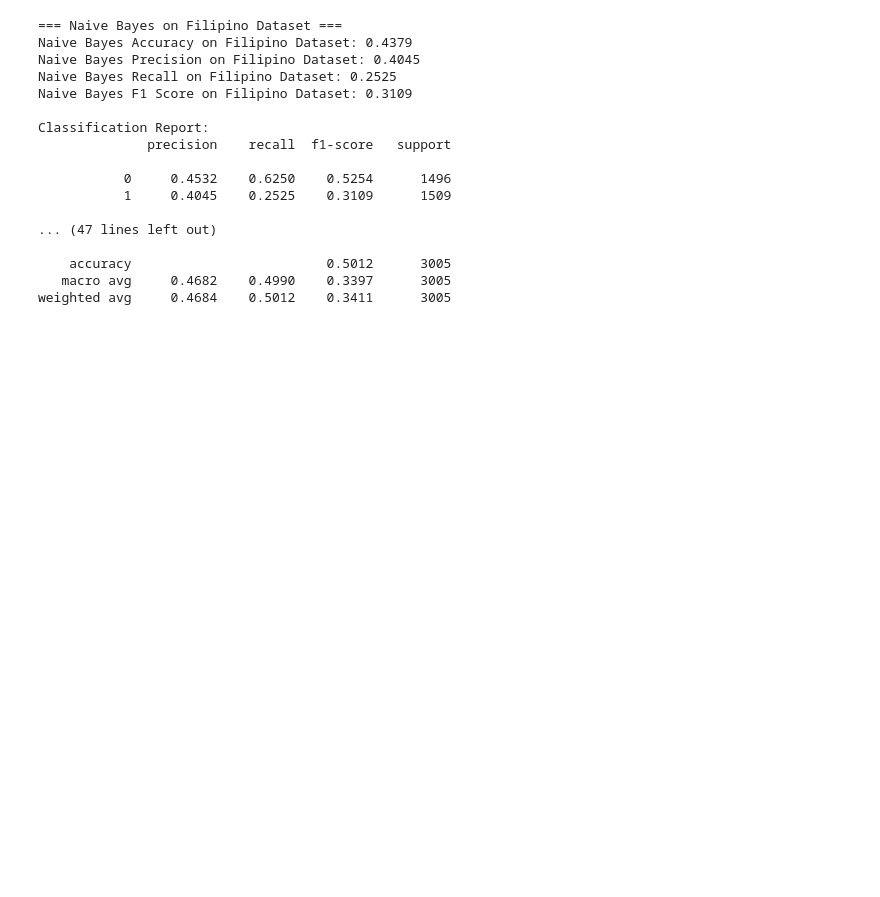
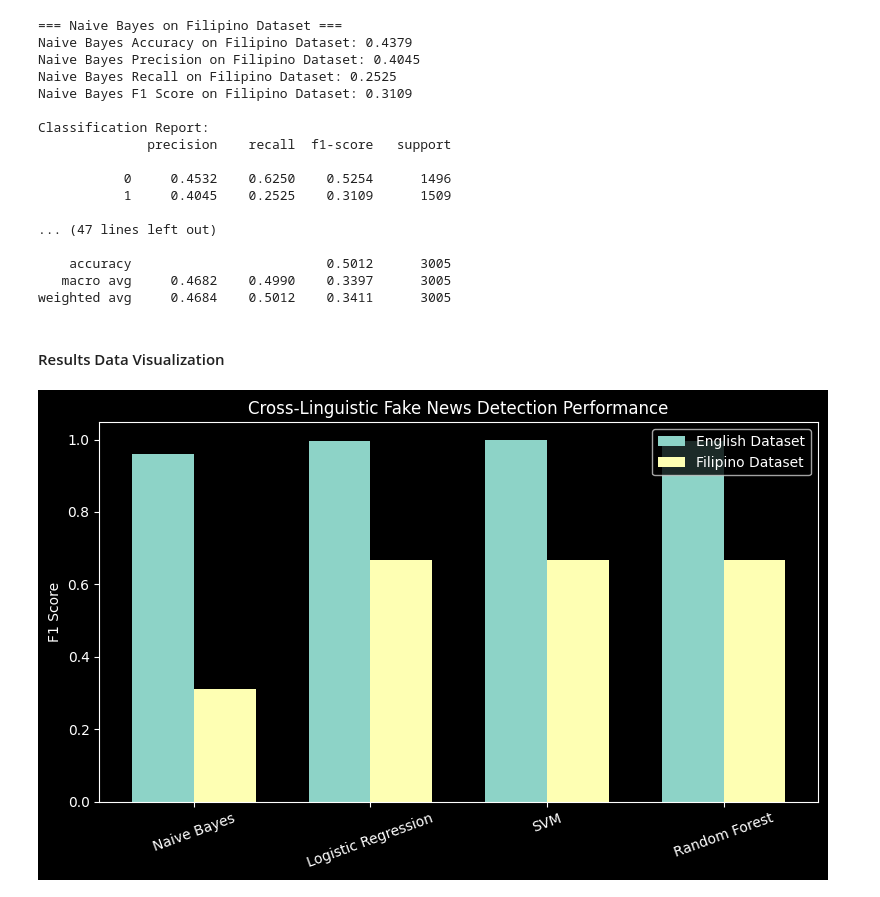
Before and after one commit to xRomory/CCMACLRL_COM231ML_PROJECT, a Jupyter notebook: fake_news/fake_news_detection.ipynb, the cells around one changed output. Saved outputs shown, nothing was run; the diff lists cells and outputs as text; code cells hidden in the pictures; blank space fills up the shorter version.

Commit message:
Update GitHub state. Need multiple devices for model training

```diff
--- a/fake_news/fake_news_detection.ipynb
+++ b/fake_news/fake_news_detection.ipynb
@@ -1118,3 +1126,25 @@ Classification Report:
     accuracy                         0.5012      3005
    macro avg     0.4682    0.4990    0.3397      3005
 weighted avg     0.4684    0.5012    0.3411      3005
+# %% [markdown]
+#### Results Data Visualization
+# %%
+models = ["Naive Bayes", "Logistic Regression", "SVM", "Random Forest"]
+english_f1 = [0.9602, 0.9963, 0.9976, 0.9946]
+filipino_f1 = [0.3109, 0.6686, 0.6680, 0.6662]
+
+x = np.arange(len(models))
+width = 0.35
+
+plt.figure(figsize=(8,5))
+plt.bar(x - width/2, english_f1, width, label="English Dataset")
+plt.bar(x + width/2, filipino_f1, width, label="Filipino Dataset")
+
+plt.ylabel("F1 Score")
+plt.title("Cross-Linguistic Fake News Detection Performance")
+plt.xticks(x, models, rotation=20)
+plt.legend()
+plt.tight_layout()
+plt.show()
+# %% [output]
+[figure, added]
```
Also changed, not shown: parts of 10 cells of this notebook.
